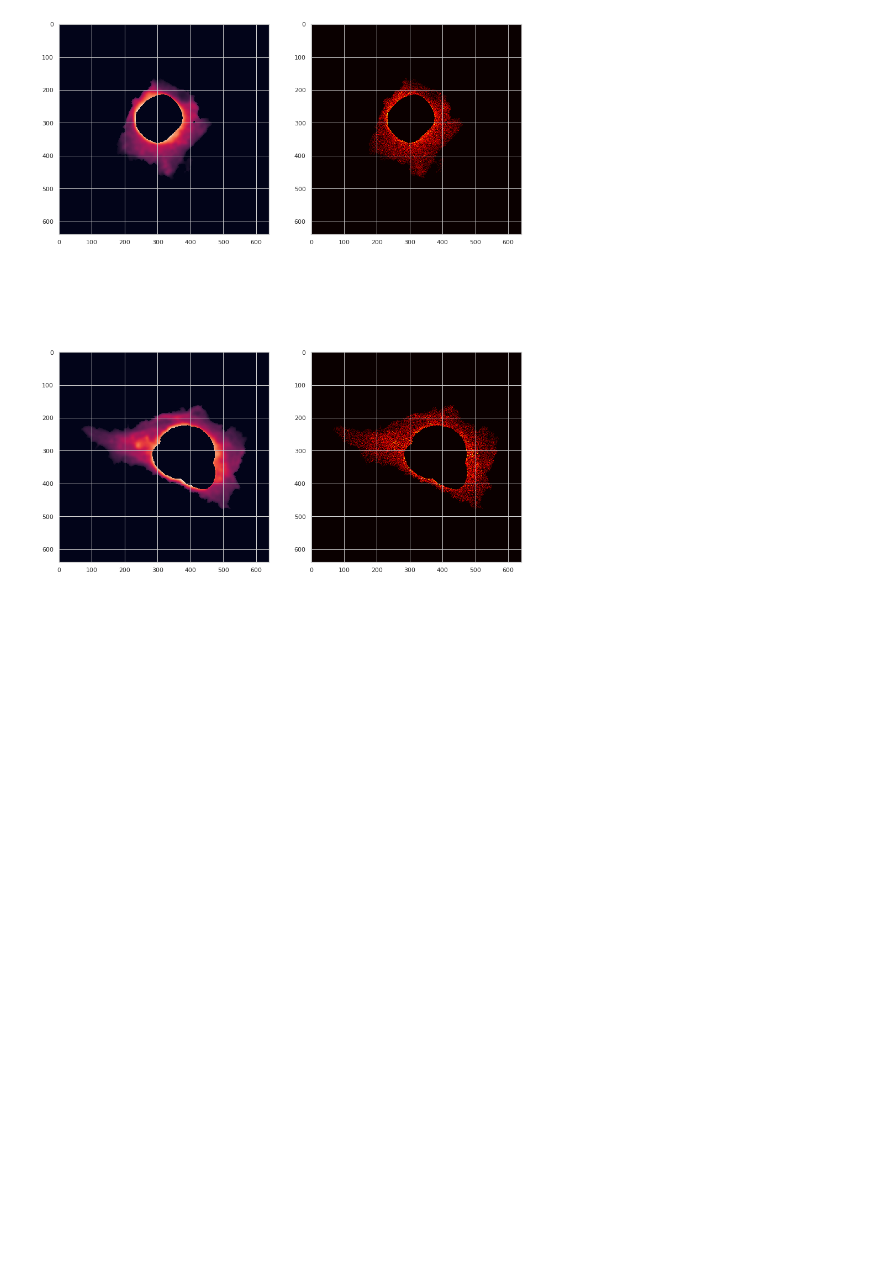
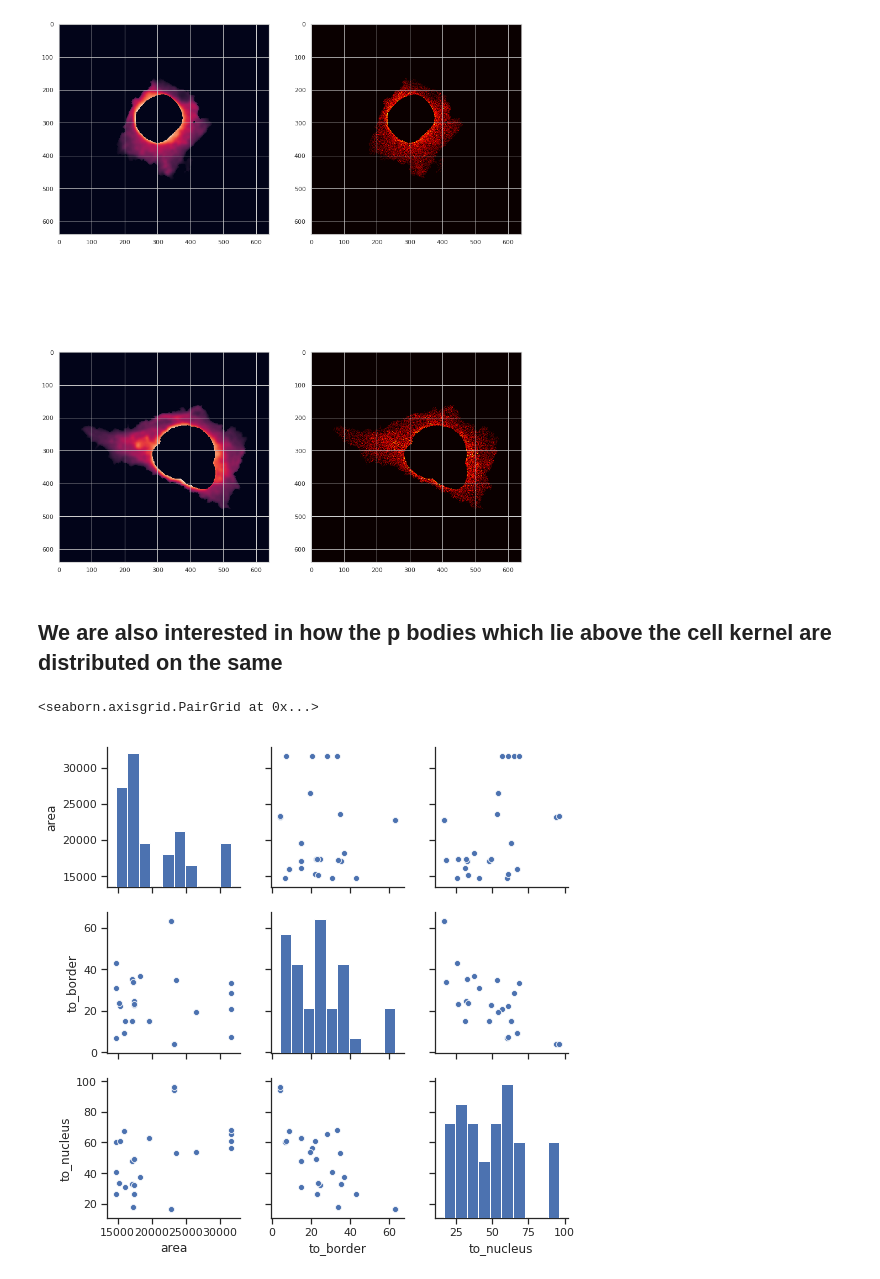
Before and after one commit to jluethi/p-body-randomness, a Jupyter notebook: notebooks/Main.ipynb, the cells around one changed output. Drawn from its saved outputs; the diff is of its cells as text; code cells hidden in the pictures; blank space fills up the shorter version.

Commit message:
Analysis for p body distribution inside kernel

```diff
--- a/notebooks/Main.ipynb
+++ b/notebooks/Main.ipynb
@@ -23,7 +23,7 @@ from p_body_randomness.smooth_image import smooth_protein_image
 
 
 TEMPLATE_PATH = '../data/input_data/20180606-SLP_Multiplexing_p1_C03_x00{x}_y000_z000_t000_{image_type}_Label{label}.png'
-NUM_IMAGES = 2
+NUM_IMAGES = 100
 MIN_CENTROIDS = 5
 
 image_types = {'pbodies': '13_Pbody_Segm', 'protein': '13_Succs', 'cellmask': 'segmentation', 'dapi': '2_DAPI'}
@@ -159,3 +159,63 @@ for i in range(NUM_IMAGES):
     axes[i, 1].imshow(sampled_image, cmap=plt.get_cmap('hot'))
 # %% [output]
 [figure]
+# %% [markdown]
+## We are also interested in how the p bodies which lie above the cell kernel are distributed on the same
+# %%
+PLOT = False
+
+if PLOT:
+    fig, axes = plt.subplots(ncols=4, nrows=NUM_IMAGES, figsize=(30, 20))
+
+AREA_THRESHOLD = 5
+
+distances = []
+
+for i in range(NUM_IMAGES):
+
+    # read raw channels
+    pbodies_image = cv2.imread(TEMPLATE_PATH.format(**images[i], image_type=image_types['pbodies']), 0)
+    dapi_image = cv2.imread(TEMPLATE_PATH.format(**images[i], image_type=image_types['dapi']), 0)
+    cellmask_image = cv2.imread(TEMPLATE_PATH.format(**images[i], image_type=image_types['cellmask']), 0)
+
+    # get p-bodies ON the nucleus
+    ret, pbodies_binary = cv2.threshold(pbodies_image, 100, 255, 0)
+    ret, dapi_binary = cv2.threshold(dapi_image, 15, 255, 0)
+    merged = cv2.bitwise_and((pbodies_binary).astype('uint8'), (dapi_binary).astype('uint8'))
+    im2, contours, hierarchy = cv2.findContours(dapi_binary, cv2.RETR_TREE,
+                                                cv2.CHAIN_APPROX_SIMPLE)
+
+    im3, pbody_contours, hierarchy = cv2.findContours(merged, cv2.RETR_TREE,
+                                            cv2.CHAIN_APPROX_SIMPLE)
+    if PLOT:
+        axes[i, 0].imshow(pbodies_binary)
+        axes[i, 1].imshow(dapi_binary)
+        axes[i, 2].imshow(merged)
+
+    # get the nucleus center
+    nucleus_contour = contours[np.argmax([cv2.contourArea(c) for c in contours])]
+    M = cv2.moments(nucleus_contour)
+    nucleus_center = (int(M["m10"] / M["m00"]), int(M["m01"] / M["m00"])) # (x, y)
+
+    # get the centroids of the selected p bodies
+    for contour in pbody_contours:
+        curr_area = cv2.contourArea(contour)
+
+        # Filter out the P-bodies with an area smaller than
+        if curr_area > AREA_THRESHOLD:
+            # calculate moments for each contour
+            M = cv2.moments(contour)
+            pbody_center = (int(M["m10"] / M["m00"]), int(M["m01"] / M["m00"]))
+            distances.append({'area': cv2.contourArea(nucleus_contour), 'to_nucleus': cv2.norm(nucleus_center, pbody_center), 'to_border': cv2.pointPolygonTest(nucleus_contour, pbody_center, True)})
+
+
+distances = pd.DataFrame(distances)
+
+# we observed they accumulate to the border with a distance of lower than 3 pixel. Here is how the points are distributed without those
+filtered_distances = distances.drop(distances.index[distances.to_border < 3])
+
+sns.set(style="ticks", color_codes=True)
+sns.pairplot(filtered_distances)
+# %% [output]
+<seaborn.axisgrid.PairGrid at 0x...>
+[figure, added]
```
Also changed, not shown: parts of 2 cells of this notebook.
